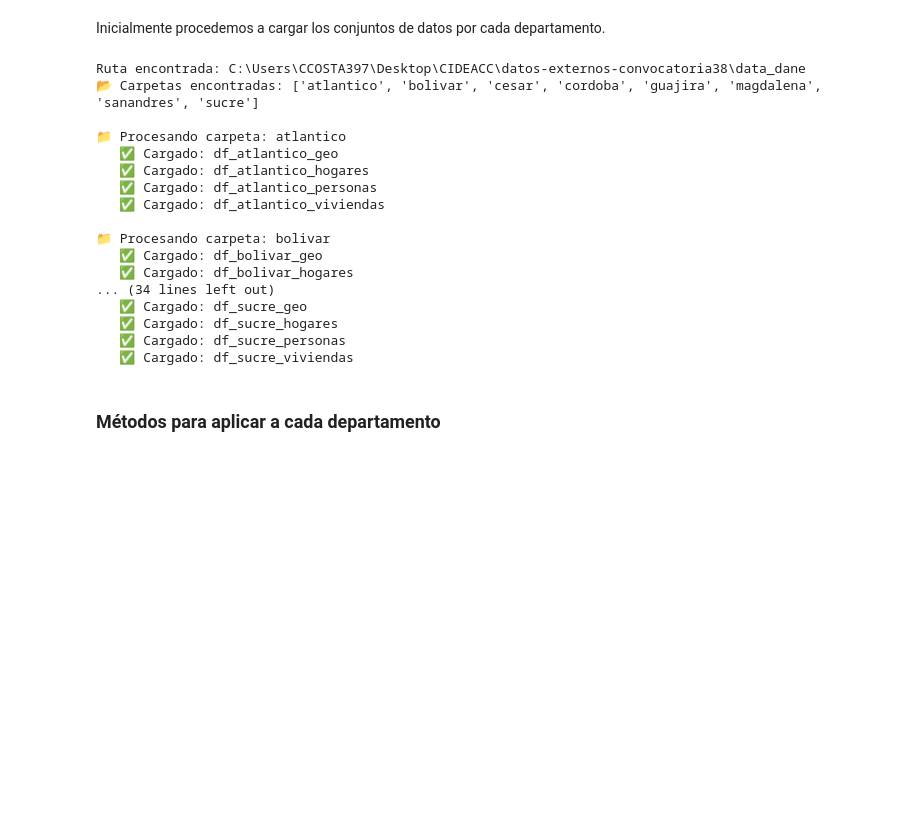
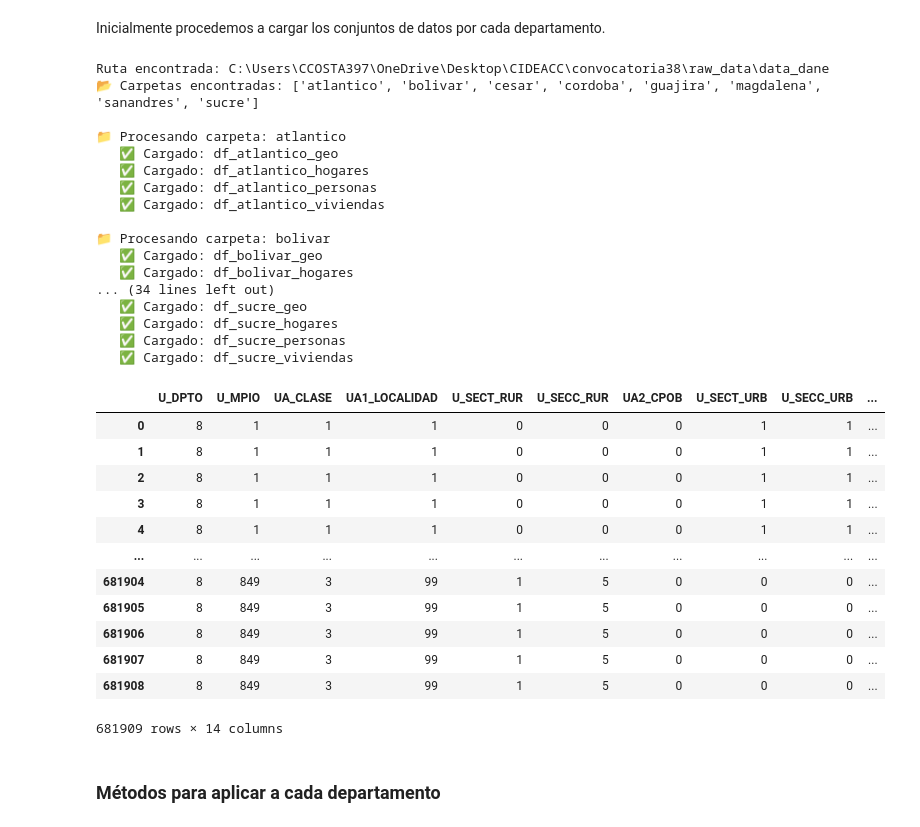
Before and after one commit to CIDEACC/datos_externos_convocatoria38, a Jupyter notebook: _sources/data_externa.ipynb, the cells around one changed output. Drawn from its saved outputs; the diff is of its cells as text; code cells hidden in the pictures; blank space fills up the shorter version.

```diff
--- a/_sources/data_externa.ipynb
+++ b/_sources/data_externa.ipynb
@@ -575,7 +575,7 @@ No hay datos faltantes.
 # %% [markdown]
 Inicialmente procedemos a cargar los conjuntos de datos por cada departamento.
 # %%
-ruta_base = r"C:\Users\CCOSTA397\Desktop\CIDEACC\datos-externos-convocatoria38\data_dane"
+ruta_base = r"C:\Users\CCOSTA397\OneDrive\Desktop\CIDEACC\convocatoria38\raw_data\data_dane"
 
 df_cargados = []
 
@@ -606,7 +606,7 @@ else:
                 except Exception as e:
                     print(f"   ❌ Error en {archivo}: {e}")
 # %% [output]
-Ruta encontrada: C:\Users\CCOSTA397\Desktop\CIDEACC\datos-externos-convocatoria38\data_dane
+Ruta encontrada: C:\Users\CCOSTA397\OneDrive\Desktop\CIDEACC\convocatoria38\raw_data\data_dane
 📂 Carpetas encontradas: ['atlantico', 'bolivar', 'cesar', 'cordoba', 'guajira', 'magdalena', 'sanandres', 'sucre']
 
 📁 Procesando carpeta: atlantico
@@ -623,6 +623,22 @@ Ruta encontrada: C:\Users\CCOSTA397\Desktop\CIDEACC\datos-externos-convocatoria3
    ✅ Cargado: df_sucre_hogares
    ✅ Cargado: df_sucre_personas
    ✅ Cargado: df_sucre_viviendas
+# %%
+df_atlantico_geo
+# %% [output]
+|  | U_DPTO | U_MPIO | UA_CLASE | UA1_LOCALIDAD | U_SECT_RUR | U_SECC_RUR | UA2_CPOB | U_SECT_URB | U_SECC_URB | ... |
+| 0 | 8 | 1 | 1 | 1 | 0 | 0 | 0 | 1 | 1 | ... |
+| 1 | 8 | 1 | 1 | 1 | 0 | 0 | 0 | 1 | 1 | ... |
+| 2 | 8 | 1 | 1 | 1 | 0 | 0 | 0 | 1 | 1 | ... |
+| 3 | 8 | 1 | 1 | 1 | 0 | 0 | 0 | 1 | 1 | ... |
+| 4 | 8 | 1 | 1 | 1 | 0 | 0 | 0 | 1 | 1 | ... |
+| ... | ... | ... | ... | ... | ... | ... | ... | ... | ... | ... |
+| 681904 | 8 | 849 | 3 | 99 | 1 | 5 | 0 | 0 | 0 | ... |
+| 681905 | 8 | 849 | 3 | 99 | 1 | 5 | 0 | 0 | 0 | ... |
+| 681906 | 8 | 849 | 3 | 99 | 1 | 5 | 0 | 0 | 0 | ... |
+| 681907 | 8 | 849 | 3 | 99 | 1 | 5 | 0 | 0 | 0 | ... |
+| 681908 | 8 | 849 | 3 | 99 | 1 | 5 | 0 | 0 | 0 | ... |
+681909 rows × 14 columns
 # %% [markdown]
 ### **Métodos para aplicar a cada departamento**
 # %% [markdown]
```
Also changed, not shown: parts of 3 cells of this notebook, 4 other files.
